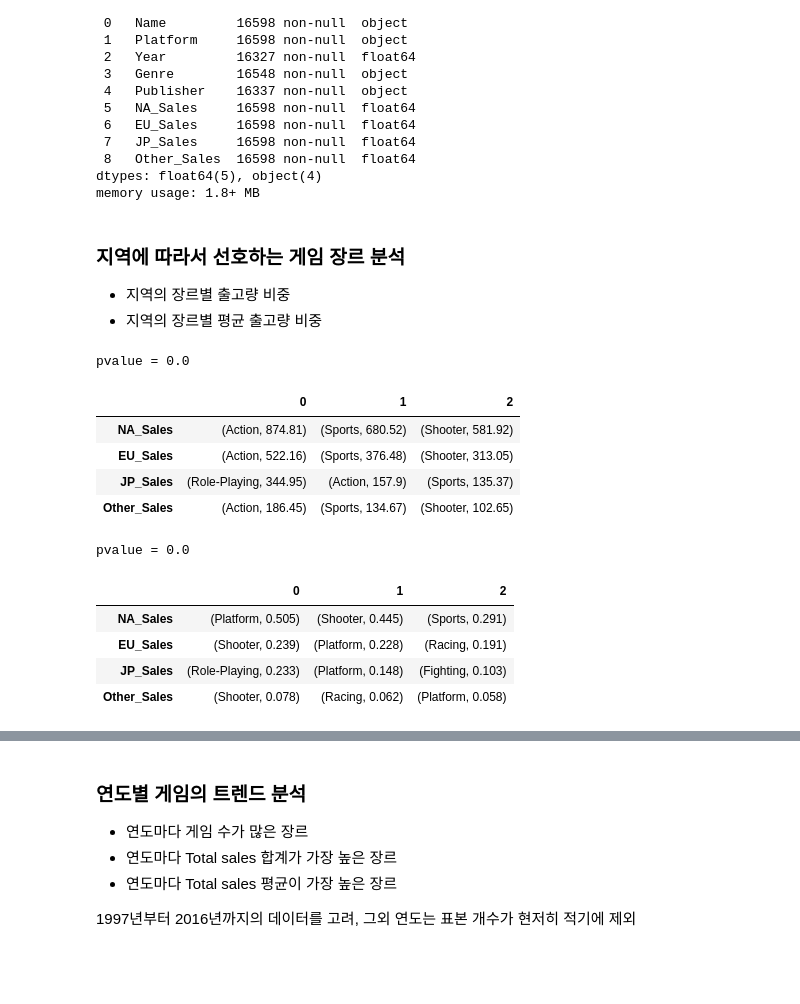
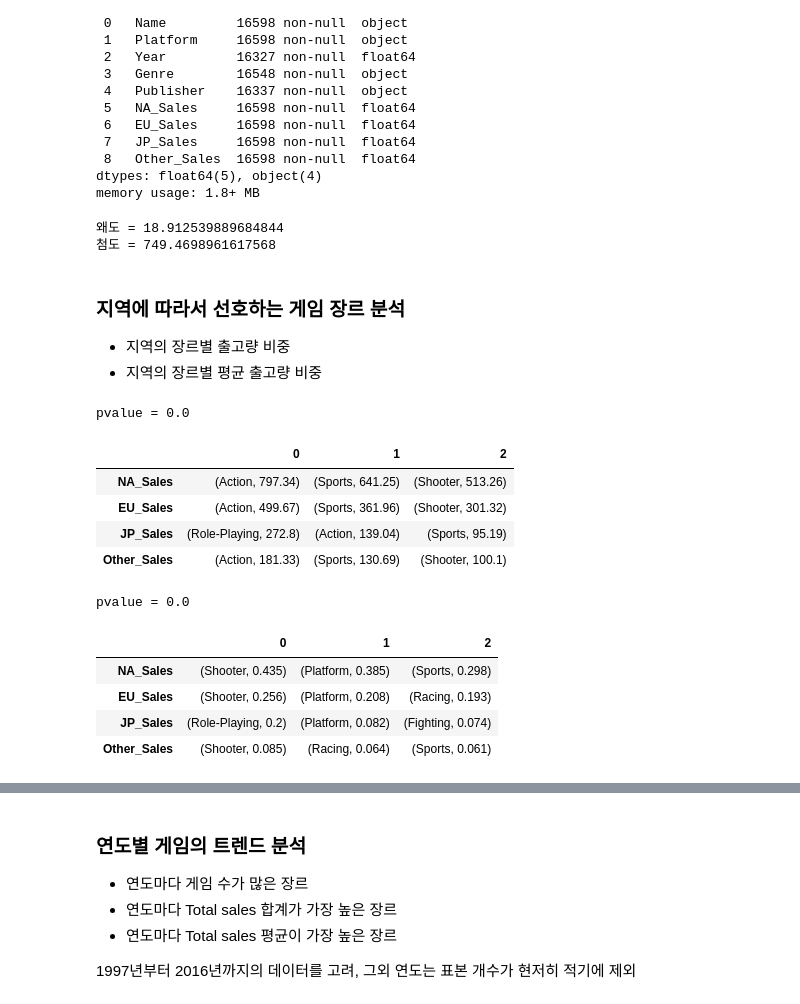
Before and after one commit to Kimtaewookdev/Sec1_project, a Jupyter notebook: AI_13_김태욱_Section1_proj.ipynb, the cells around one changed output, grey strips where cells are left out. Saved outputs shown, nothing was run; the diff lists cells and outputs as text; code cells hidden in the pictures; blank space fills up the shorter version.

```diff
--- a/AI_13_김태욱_Section1_proj.ipynb
+++ b/AI_13_김태욱_Section1_proj.ipynb
@@ -53,6 +43,9 @@ for i in range(1, len(df)+1):
 # %%
 # 퍼블리셔 특성의 'Unknown'을 결측치로 취급
 df['Publisher'] = df['Publisher'].replace('Unknown', np.NAN)
+# %%
+# 장르 특성의 'Misc'을 결측치로 취급
+df['Genre'] = df['Genre'].replace('Misc', np.NAN)
 # %%
 # 출고량 단위는 표기되어있지않으나 M(백만 장)으로 추측
 # 출고량 데이터 중 단위 M이 남아있거나 K(천 장)이 표기된 것 있음
@@ -82,40 +75,50 @@ memory usage: 1.8+ MB
 # %%
 # 전세계 출고량 특성 추가
 df['Total_Sales'] = df['NA_Sales'] + df['EU_Sales'] + df['JP_Sales'] + df['Other_Sales']
+# %%
+# 연도 제한 1996년 이전, 2016년 이전은 표본의 수가 적어 임의로 제거
+df = df[(df['Year'] >= 1997) & (df['Year'] <= 2016)].reset_index()
+# %%
+# 결측치 제거
+df.dropna(inplace = True)
+# %%
+# 분석 전 Total_Sales 분포 형태
+print(f'왜도 = {(df["Total_Sales"]).skew()}')
+print(f'첨도 = {(df["Total_Sales"]).kurt()}')
+# %% [output]
+왜도 = 18.912539889684844
+첨도 = 749.4698961617568
 # %% [markdown]
 ###  지역에 따라서 선호하는 게임 장르 분석
 
 - 지역의 장르별 출고량 비중
 - 지역의 장르별 평균 출고량 비중
 # %%
-## 장르 결측치 제거
-
-df_g = df.dropna(subset = ['Genre'])
 sales = df.columns[-5:-1]
 col_g = sales.insert(0, 'Genre')
 
 def get_top(df, n=3):
   top = dict()
   for col in df.columns:
     top[col] = dict(df[col].sort_values(ascending=False).head(n)).items()
   return pd.DataFrame(top).T
 
 # 각 지역의 장르별 출고량 상위
-df_g_sum = df_g[col_g].groupby('Genre').sum().round(3)
+df_g_sum = df[col_g].groupby('Genre').sum().round(3)
 
 print(f'pvalue = {stats.chi2_contingency(df_g_sum * 1e+6)[1]}')
 
 get_top(df_g_sum)
 # %% [output]
 pvalue = 0.0
 |  | 0 | 1 | 2 |
-| NA_Sales | (Action, 874.81) | (Sports, 680.52) | (Shooter, 581.92) |
-| EU_Sales | (Action, 522.16) | (Sports, 376.48) | (Shooter, 313.05) |
-| JP_Sales | (Role-Playing, 344.95) | (Action, 157.9) | (Sports, 135.37) |
-| Other_Sales | (Action, 186.45) | (Sports, 134.67) | (Shooter, 102.65) |
+| NA_Sales | (Action, 797.34) | (Sports, 641.25) | (Shooter, 513.26) |
+| EU_Sales | (Action, 499.67) | (Sports, 361.96) | (Shooter, 301.32) |
+| JP_Sales | (Role-Playing, 272.8) | (Action, 139.04) | (Sports, 95.19) |
+| Other_Sales | (Action, 181.33) | (Sports, 130.69) | (Shooter, 100.1) |
 # %%
-#각 지역의 장르별 평균 출고량 상위
-df_g_mean = df_g[col_g].groupby('Genre').mean().round(3)
+# 각 지역의 장르별 평균 출고량 상위
+df_g_mean = df[col_g].groupby('Genre').mean().round(3)
 
 print(f'pvalue = {stats.chi2_contingency(df_g_mean * 1e+6)[1]}')
 
@@ -123,7 +126,7 @@ get_top(df_g_mean)
 # %% [output]
 pvalue = 0.0
 |  | 0 | 1 | 2 |
-| NA_Sales | (Platform, 0.505) | (Shooter, 0.445) | (Sports, 0.291) |
-| EU_Sales | (Shooter, 0.239) | (Platform, 0.228) | (Racing, 0.191) |
-| JP_Sales | (Role-Playing, 0.233) | (Platform, 0.148) | (Fighting, 0.103) |
-| Other_Sales | (Shooter, 0.078) | (Racing, 0.062) | (Platform, 0.058) |
+| NA_Sales | (Shooter, 0.435) | (Platform, 0.385) | (Sports, 0.298) |
+| EU_Sales | (Shooter, 0.256) | (Platform, 0.208) | (Racing, 0.193) |
+| JP_Sales | (Role-Playing, 0.2) | (Platform, 0.082) | (Fighting, 0.074) |
+| Other_Sales | (Shooter, 0.085) | (Racing, 0.064) | (Sports, 0.061) |
```
Also changed, not shown: parts of 17 cells of this notebook.
